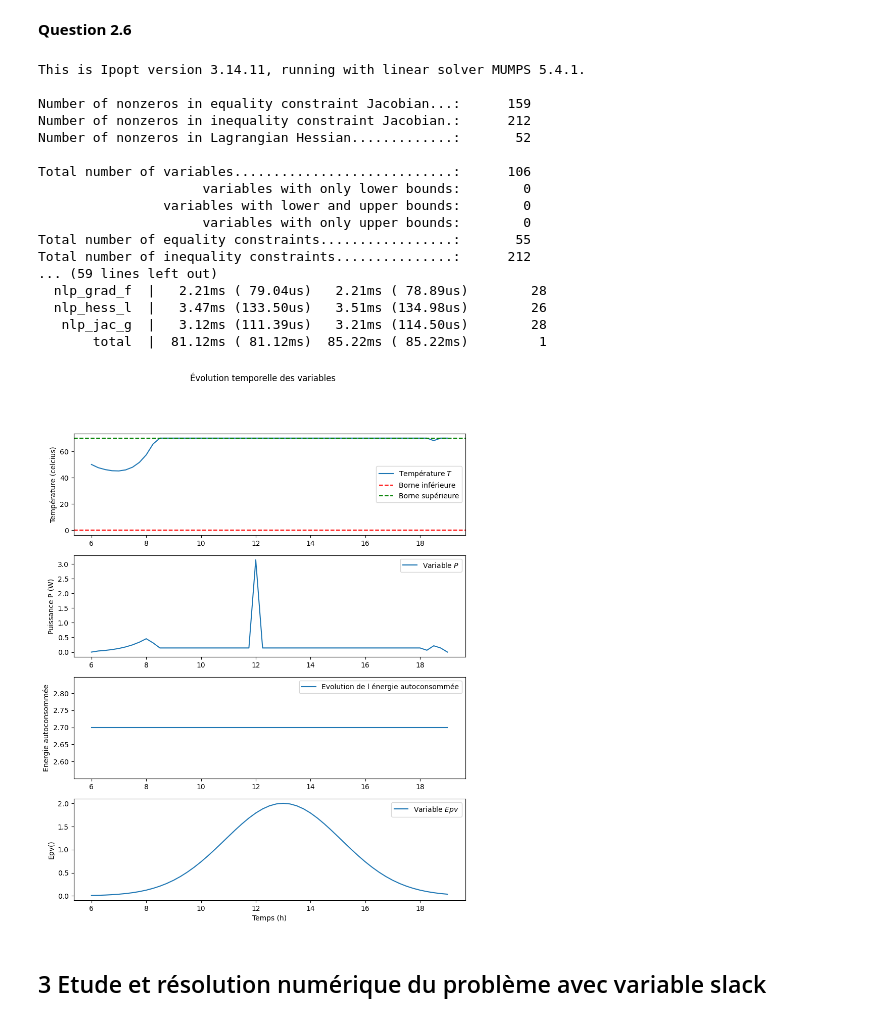
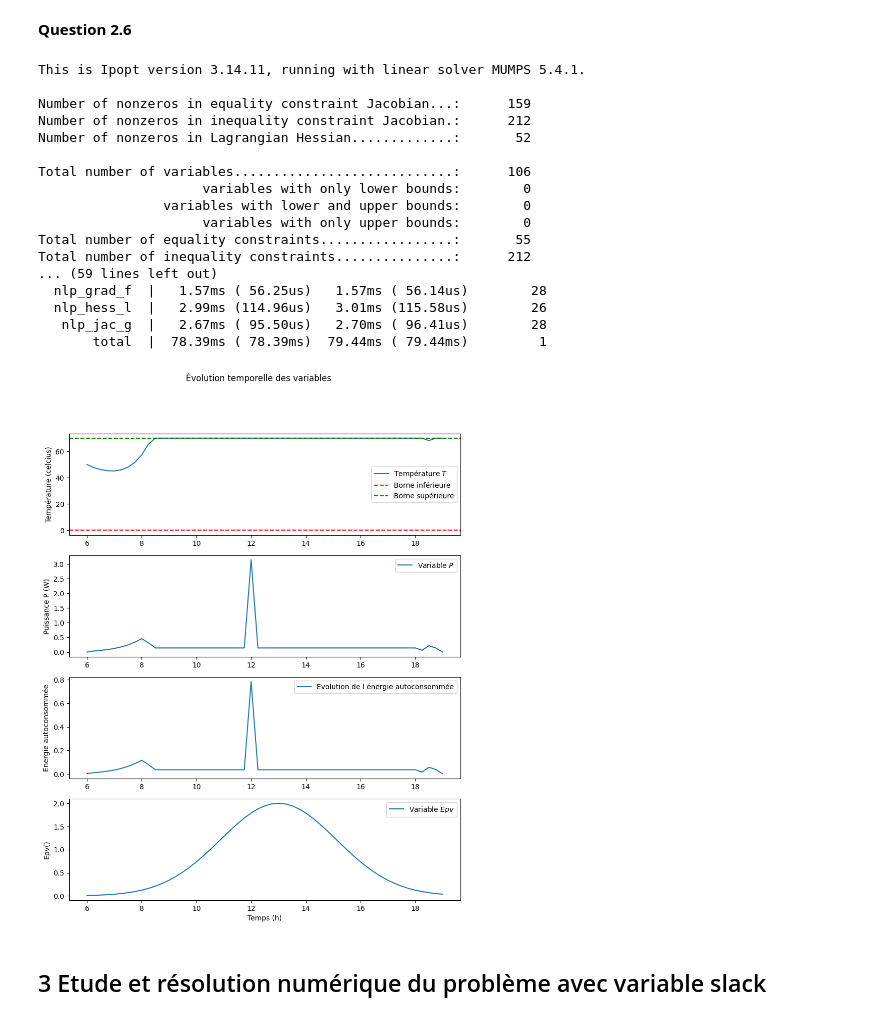
Before and after one commit to ofondeur/opti_projet, a Jupyter notebook: rendu.ipynb, the cells around one changed output. Saved outputs shown, nothing was run; the diff lists cells and outputs as text; code cells hidden in the pictures.

```diff
--- a/rendu.ipynb
+++ b/rendu.ipynb
@@ -78,7 +78,6 @@ nb_point=N+1
 Q=np.zeros((N,1))
 Q[24]=3
 Epv=np.array([2*np.exp(-((t-13)**2)/9) for t in np.arange(t0,tf+pas,pas)])
-T=np.zeros((nb_point,1))
 
 def h(Ei, Pi_fois_pas):
     return((Ei*np.exp(-alpha*Ei)+Pi_fois_pas*np.exp(-alpha*Pi_fois_pas))/(np.exp(-alpha*Ei)+np.exp(-alpha*Pi_fois_pas)))
@@ -114,11 +113,11 @@ sol = opti_cons.solve() #je demande à calculer la solution
 
 #récupération des valeurs
 T_values = sol.value(T)
-f_value = sol.value(f)
 P_values = sol.value(P)
 
+f_val_per_time=np.array([h(Epv[i],P_values[i]*pas) for i in range(N+1)])
+
 # Créer un tableau de temps
-#temps = np.arange(t0, tf+pas, pas)
 
 temps = np.arange(t0, tf+pas, pas)
 
@@ -138,40 +137,40 @@ axs[1].set_ylabel('Puissance P (W)')
 axs[1].legend()
 
 # Tracer l'évolution temporelle de f
-axs[2].plot(temps, -f_value * np.ones_like(temps), label='Evolution de l énergie autoconsommée')
+axs[2].plot(temps,  f_val_per_time, label='Evolution de l énergie autoconsommée')
 axs[2].set_ylabel('Energie autoconsommée')
 axs[2].legend()
 
 # Tracer l'évolution temporelle de Epv
 axs[3].plot(temps, Epv, label='Variable $Epv$')
 axs[3].set_ylabel('Epv()')
 axs[3].set_xlabel('Temps (h)')
 axs[3].legend()
 
 # Titre global
 plt.suptitle('Évolution temporelle des variables')
 
 # Afficher les graphiques
 plt.show()
 # %% [output]
 This is Ipopt version 3.14.11, running with linear solver MUMPS 5.4.1.
 
 Number of nonzeros in equality constraint Jacobian...:      159
 Number of nonzeros in inequality constraint Jacobian.:      212
 Number of nonzeros in Lagrangian Hessian.............:       52
 
 Total number of variables............................:      106
                      variables with only lower bounds:        0
                 variables with lower and upper bounds:        0
                      variables with only upper bounds:        0
 Total number of equality constraints.................:       55
 Total number of inequality constraints...............:      212
 ... (59 lines left out)
-  nlp_grad_f  |   2.21ms ( 79.04us)   2.21ms ( 78.89us)        28
-  nlp_hess_l  |   3.47ms (133.50us)   3.51ms (134.98us)        26
-   nlp_jac_g  |   3.12ms (111.39us)   3.21ms (114.50us)        28
-       total  |  81.12ms ( 81.12ms)  85.22ms ( 85.22ms)         1
+  nlp_grad_f  |   1.57ms ( 56.25us)   1.57ms ( 56.14us)        28
+  nlp_hess_l  |   2.99ms (114.96us)   3.01ms (115.58us)        26
+   nlp_jac_g  |   2.67ms ( 95.50us)   2.70ms ( 96.41us)        28
+       total  |  78.39ms ( 78.39ms)  79.44ms ( 79.44ms)         1
-[figure, old version]
+[figure, new version]
 # %% [markdown]
 ## 3 Etude et résolution numérique du problème avec variable slack
 # %% [markdown]
```
Also changed, not shown: parts of 10 cells of this notebook.
